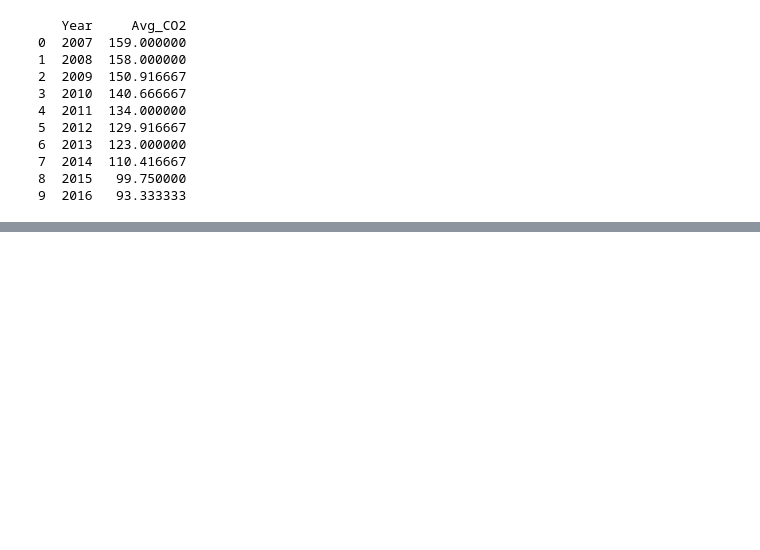
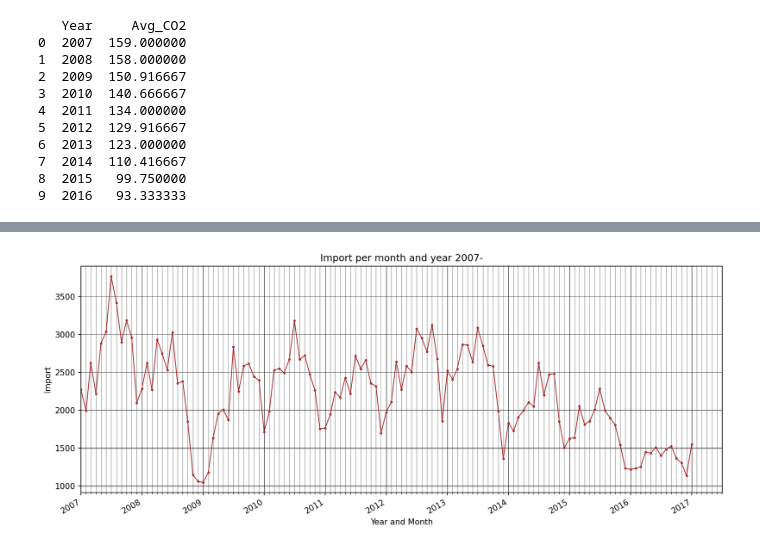
Before and after one commit to StefanLundberg77/ai_engineering_stefan_lundberg, a Jupyter notebook: exercises/exercise_0/car_sales_eda.ipynb, the cells around one changed output, grey strips where cells are left out. Saved outputs shown, nothing was run; the diff lists cells and outputs as text; code cells hidden in the pictures; blank space fills up the shorter version.

```diff
--- a/exercises/exercise_0/car_sales_eda.ipynb
+++ b/exercises/exercise_0/car_sales_eda.ipynb
@@ -209,0 +215,36 @@ fig.savefig("avg_co2_by_year.png")
+# %%
+import matplotlib.dates as mdates
+import datetime as dt
+
+fig, ax = plt.subplots(figsize=(12, 5), dpi=150)
+plt.grid(True, axis='both')
+ax.plot(df_date, df['Import'],
+        marker='o',
+        linewidth=1,
+        markersize=2,
+        color="brown")
+ax.set(
+    title="Import per month and year 2007-",
+    xlabel="Year and Month",
+    ylabel="Import")
+
+# year as major ticks
+ax.xaxis.set_major_locator(mdates.YearLocator())
+ax.xaxis.set_major_formatter(mdates.DateFormatter('%Y'))
+
+# month as minor ticks
+ax.xaxis.set_minor_locator(mdates.MonthLocator())
+
+# Grid for both major and minor ticks
+ax.grid(which='major', color='black', linewidth=0.5)
+ax.grid(which='minor', color='gray', linewidth=0.5)
+
+# setting the x-axis limit to start at 2007-01
+ax.set_xlim(left=dt.datetime(2007, 1, 1))
+
+fig.autofmt_xdate()
+plt.tight_layout()
+plt.show()
+fig.savefig("import_by_year_and_month.png")
+# %% [output]
+[figure, added]
```
Also changed, not shown: parts of 9 cells of this notebook, 4 other files.
